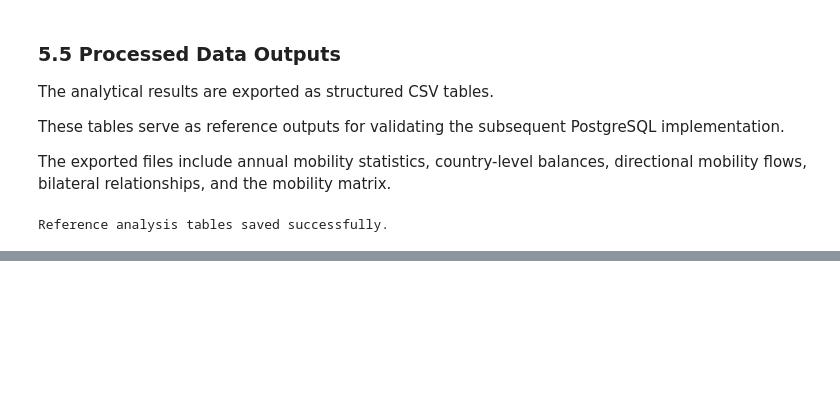
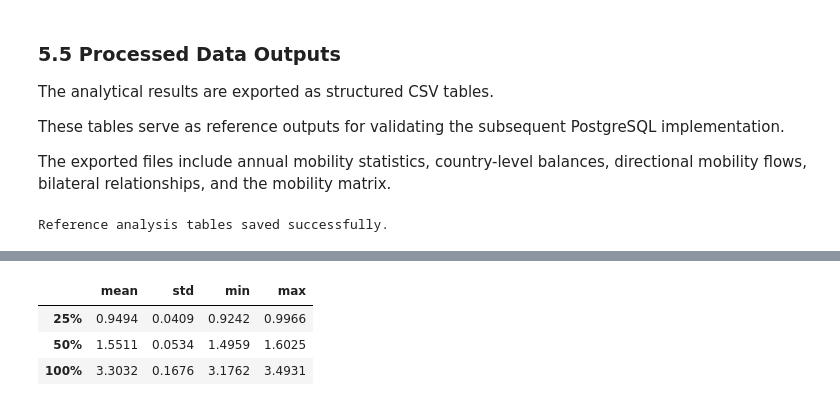
Before and after one commit to alua-emes/erasmus-mobility-explorer, a Jupyter notebook: notebooks/02_cids_report.ipynb, the cells around one changed output, grey strips where cells are left out. Saved outputs shown, nothing was run; the diff lists cells and outputs as text; code cells hidden in the pictures; blank space fills up the shorter version.

```diff
--- a/notebooks/02_cids_report.ipynb
+++ b/notebooks/02_cids_report.ipynb
@@ -1214,0 +1571,16 @@ Reference analysis tables saved successfully.
+# %%
+
+runtime_statistics = (
+    benchmark_results
+    .groupby("dataset_fraction")["pipeline_seconds"]
+    .agg(["mean", "std", "min", "max"])
+)
+
+runtime_statistics.index = ["25%", "50%", "100%"]
+
+display(runtime_statistics.round(4))
+# %% [output]
+|  | mean | std | min | max |
+| 25% | 0.9494 | 0.0409 | 0.9242 | 0.9966 |
+| 50% | 1.5511 | 0.0534 | 1.4959 | 1.6025 |
+| 100% | 3.3032 | 0.1676 | 3.1762 | 3.4931 |
```
Also changed, not shown: parts of 17 cells of this notebook, 10 other files.
